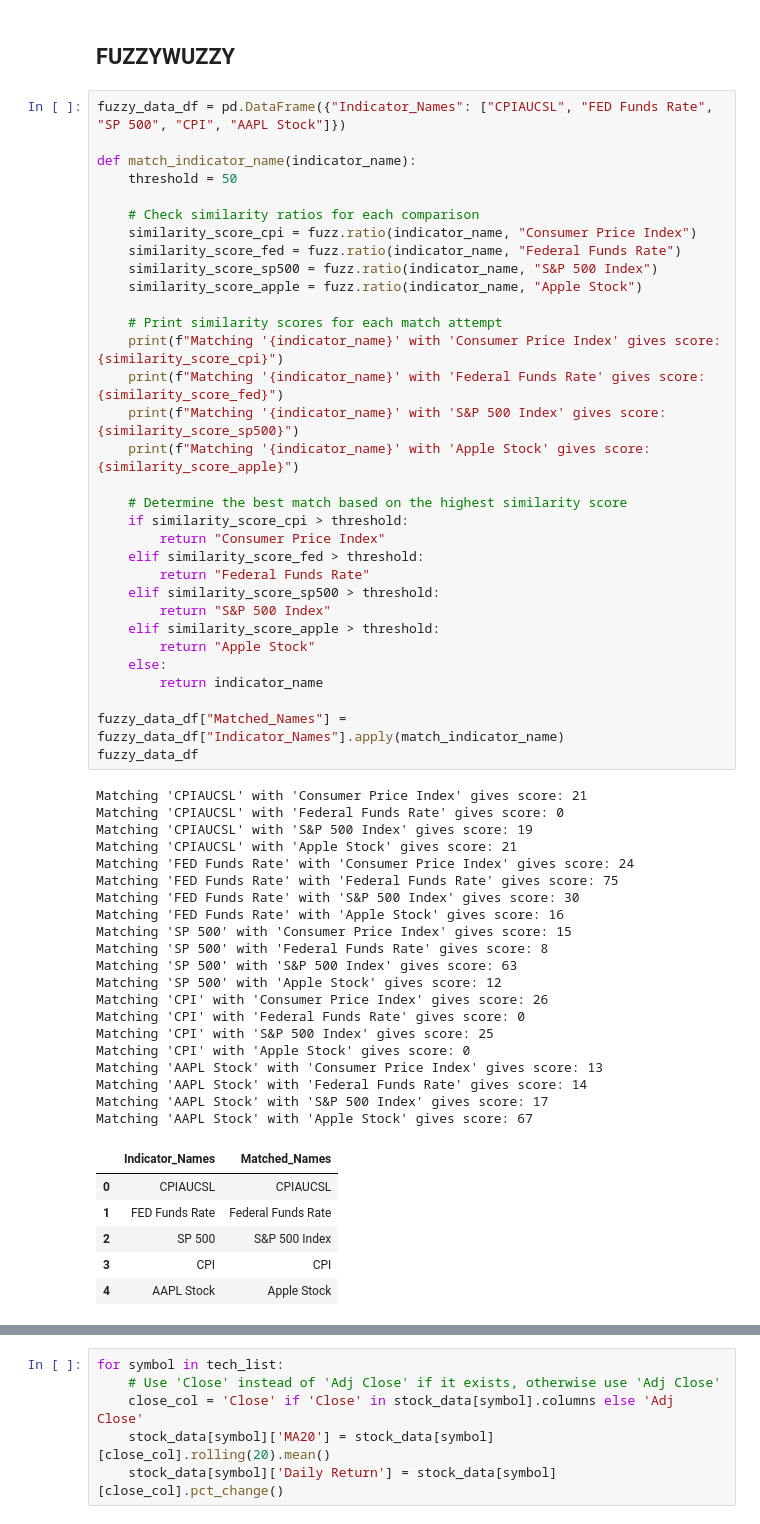
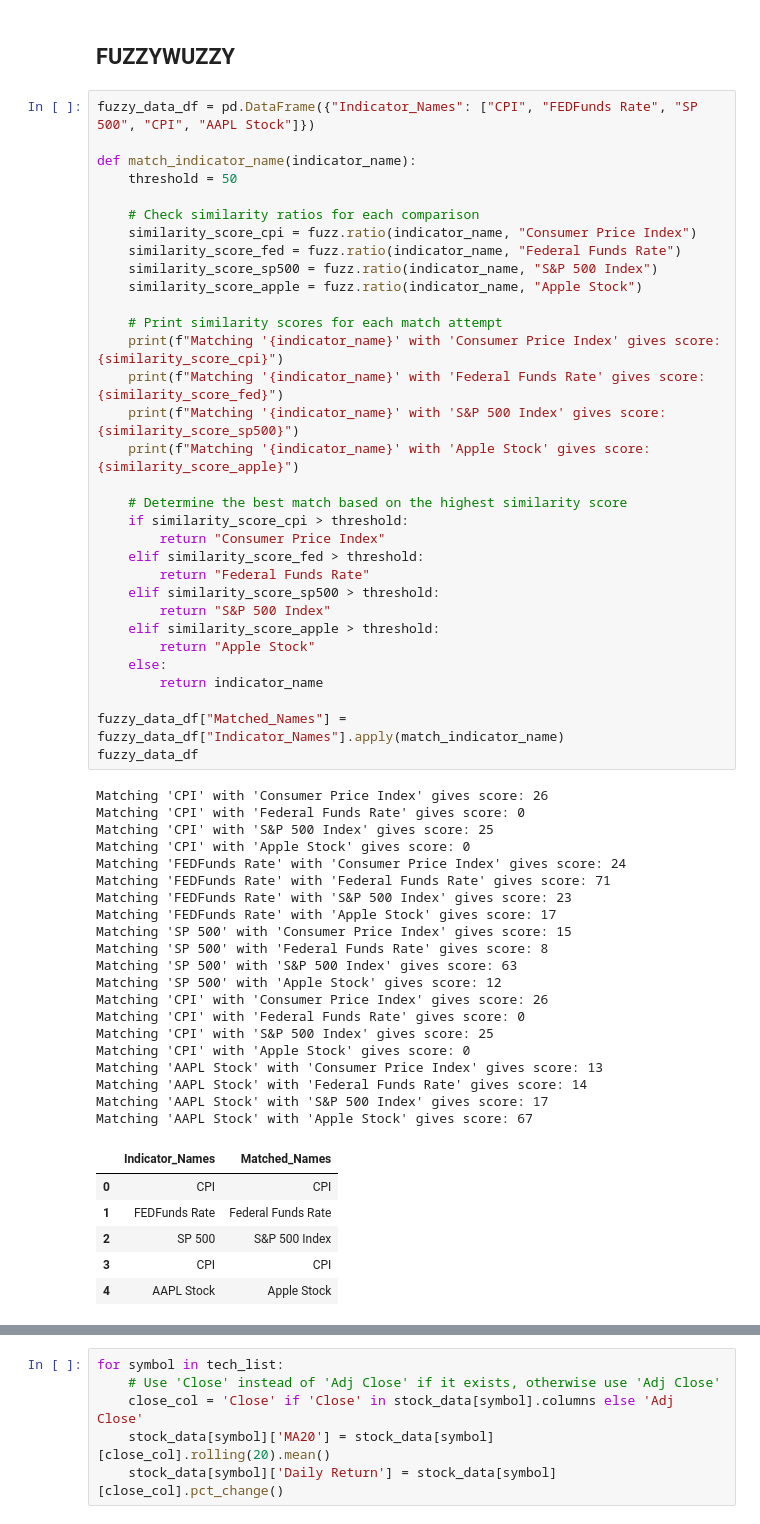
Before and after one commit to sadiq937/Shaik_DM, a Jupyter notebook: PS5.ipynb, the cells around one changed output, grey strips where cells are left out. Drawn from its saved outputs; the diff is of its cells as text.

```diff
--- a/PS5.ipynb
+++ b/PS5.ipynb
@@ -343,7 +322,7 @@ fig5.show()
 # %% [markdown]
 ## FUZZYWUZZY
 # %%
-fuzzy_data_df = pd.DataFrame({"Indicator_Names": ["CPIAUCSL", "FED Funds Rate", "SP 500", "CPI", "AAPL Stock"]})
+fuzzy_data_df = pd.DataFrame({"Indicator_Names": ["CPI", "FEDFunds Rate", "SP 500", "CPI", "AAPL Stock"]})
 
 def match_indicator_name(indicator_name):
     threshold = 50
@@ -361,43 +340,43 @@ def match_indicator_name(indicator_name):
     print(f"Matching '{indicator_name}' with 'Apple Stock' gives score: {similarity_score_apple}")
 
     # Determine the best match based on the highest similarity score
     if similarity_score_cpi > threshold:
         return "Consumer Price Index"
     elif similarity_score_fed > threshold:
         return "Federal Funds Rate"
     elif similarity_score_sp500 > threshold:
         return "S&P 500 Index"
     elif similarity_score_apple > threshold:
         return "Apple Stock"
     else:
         return indicator_name
 
 fuzzy_data_df["Matched_Names"] = fuzzy_data_df["Indicator_Names"].apply(match_indicator_name)
 fuzzy_data_df
 # %% [output]
-Matching 'CPIAUCSL' with 'Consumer Price Index' gives score: 21
-Matching 'CPIAUCSL' with 'Federal Funds Rate' gives score: 0
-Matching 'CPIAUCSL' with 'S&P 500 Index' gives score: 19
-Matching 'CPIAUCSL' with 'Apple Stock' gives score: 21
-Matching 'FED Funds Rate' with 'Consumer Price Index' gives score: 24
-Matching 'FED Funds Rate' with 'Federal Funds Rate' gives score: 75
-Matching 'FED Funds Rate' with 'S&P 500 Index' gives score: 30
-Matching 'FED Funds Rate' with 'Apple Stock' gives score: 16
+Matching 'CPI' with 'Consumer Price Index' gives score: 26
+Matching 'CPI' with 'Federal Funds Rate' gives score: 0
+Matching 'CPI' with 'S&P 500 Index' gives score: 25
+Matching 'CPI' with 'Apple Stock' gives score: 0
+Matching 'FEDFunds Rate' with 'Consumer Price Index' gives score: 24
+Matching 'FEDFunds Rate' with 'Federal Funds Rate' gives score: 71
+Matching 'FEDFunds Rate' with 'S&P 500 Index' gives score: 23
+Matching 'FEDFunds Rate' with 'Apple Stock' gives score: 17
 Matching 'SP 500' with 'Consumer Price Index' gives score: 15
 Matching 'SP 500' with 'Federal Funds Rate' gives score: 8
 Matching 'SP 500' with 'S&P 500 Index' gives score: 63
 Matching 'SP 500' with 'Apple Stock' gives score: 12
 Matching 'CPI' with 'Consumer Price Index' gives score: 26
 Matching 'CPI' with 'Federal Funds Rate' gives score: 0
 Matching 'CPI' with 'S&P 500 Index' gives score: 25
 Matching 'CPI' with 'Apple Stock' gives score: 0
 Matching 'AAPL Stock' with 'Consumer Price Index' gives score: 13
 Matching 'AAPL Stock' with 'Federal Funds Rate' gives score: 14
 Matching 'AAPL Stock' with 'S&P 500 Index' gives score: 17
 Matching 'AAPL Stock' with 'Apple Stock' gives score: 67
 |  | Indicator_Names | Matched_Names |
-| 0 | CPIAUCSL | CPIAUCSL |
-| 1 | FED Funds Rate | Federal Funds Rate |
+| 0 | CPI | CPI |
+| 1 | FEDFunds Rate | Federal Funds Rate |
 | 2 | SP 500 | S&P 500 Index |
 | 3 | CPI | CPI |
 | 4 | AAPL Stock | Apple Stock |
```
Also changed, not shown: parts of 37 cells of this notebook.
